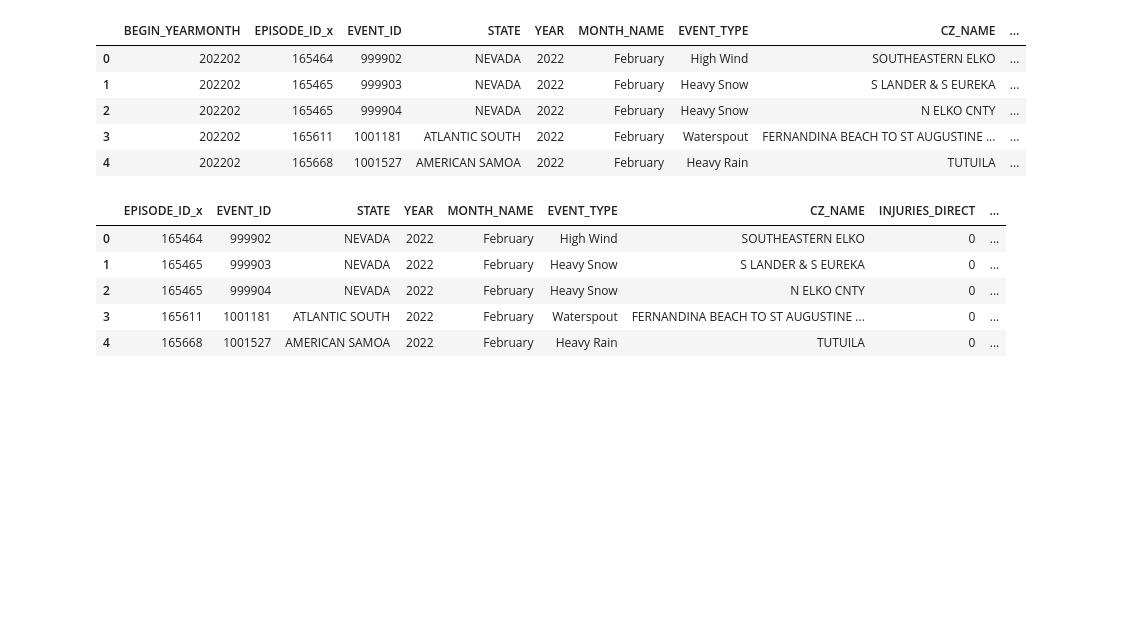
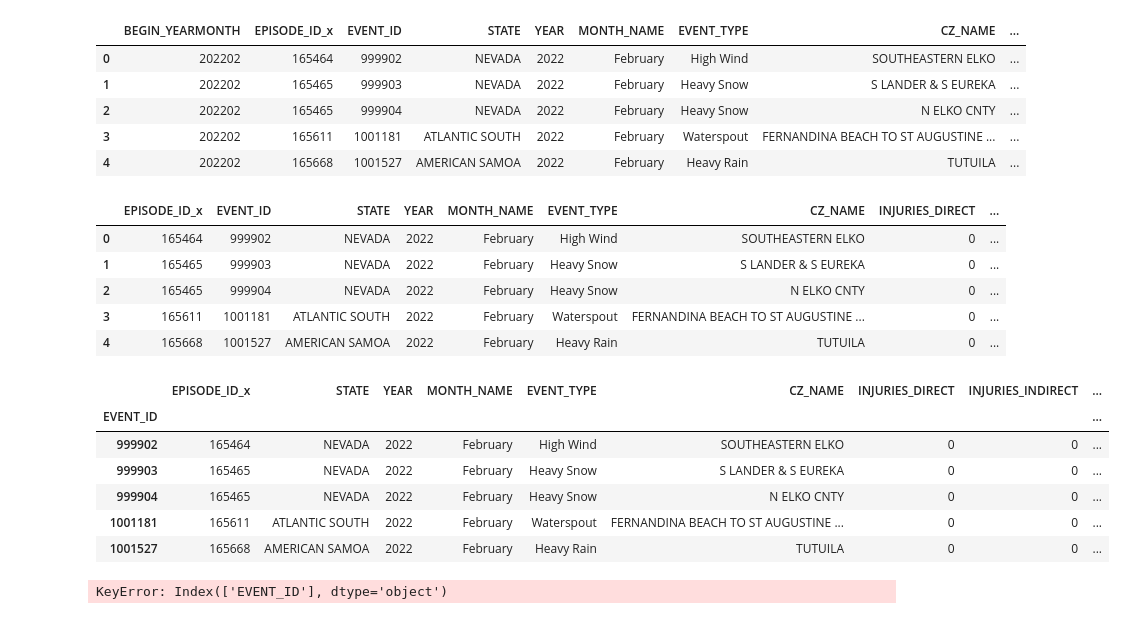
Before and after one commit to samhnelsen/Project-3-Group-6, a Jupyter notebook: CSVs/Merging_datasets.ipynb, the cells around one changed output. Cells and saved outputs as stored; diff of their text form; code cells hidden in the pictures; blank space fills up the shorter version.

```diff
--- a/CSVs/Merging_datasets.ipynb
+++ b/CSVs/Merging_datasets.ipynb
@@ -282,5 +282,20 @@ column_drop_df.to_csv("cleaned_stormdata.csv", index=False)
     #2-3 charts are a bit more complex (geomaps charts, histogram)
     #use simple titles
     #use filters in the charts
+# %%
+event_index_df = column_drop_df.set_index(['EVENT_ID'])
+event_index_df.head()
+# %% [output]
+|  | EPISODE_ID_x | STATE | YEAR | MONTH_NAME | EVENT_TYPE | CZ_NAME | INJURIES_DIRECT | INJURIES_INDIRECT | ... |
+| EVENT_ID |  |  |  |  |  |  |  |  | ... |
+| 999902 | 165464 | NEVADA | 2022 | February | High Wind | SOUTHEASTERN ELKO | 0 | 0 | ... |
+| 999903 | 165465 | NEVADA | 2022 | February | Heavy Snow | S LANDER & S EUREKA | 0 | 0 | ... |
+| 999904 | 165465 | NEVADA | 2022 | February | Heavy Snow | N ELKO CNTY | 0 | 0 | ... |
+| 1001181 | 165611 | ATLANTIC SOUTH | 2022 | February | Waterspout | FERNANDINA BEACH TO ST AUGUSTINE ... | 0 | 0 | ... |
+| 1001527 | 165668 | AMERICAN SAMOA | 2022 | February | Heavy Rain | TUTUILA | 0 | 0 | ... |
+# %%
+deduped_df = event_index_df.drop_duplicates(subset=["EVENT_ID"])
+# %% [output]
+KeyError: Index(['EVENT_ID'], dtype='object')
 # %%
 column_drop_df.to_json("cleaned_stormdata.json", orient="split")
```
Also changed, not shown: 2 other files.
